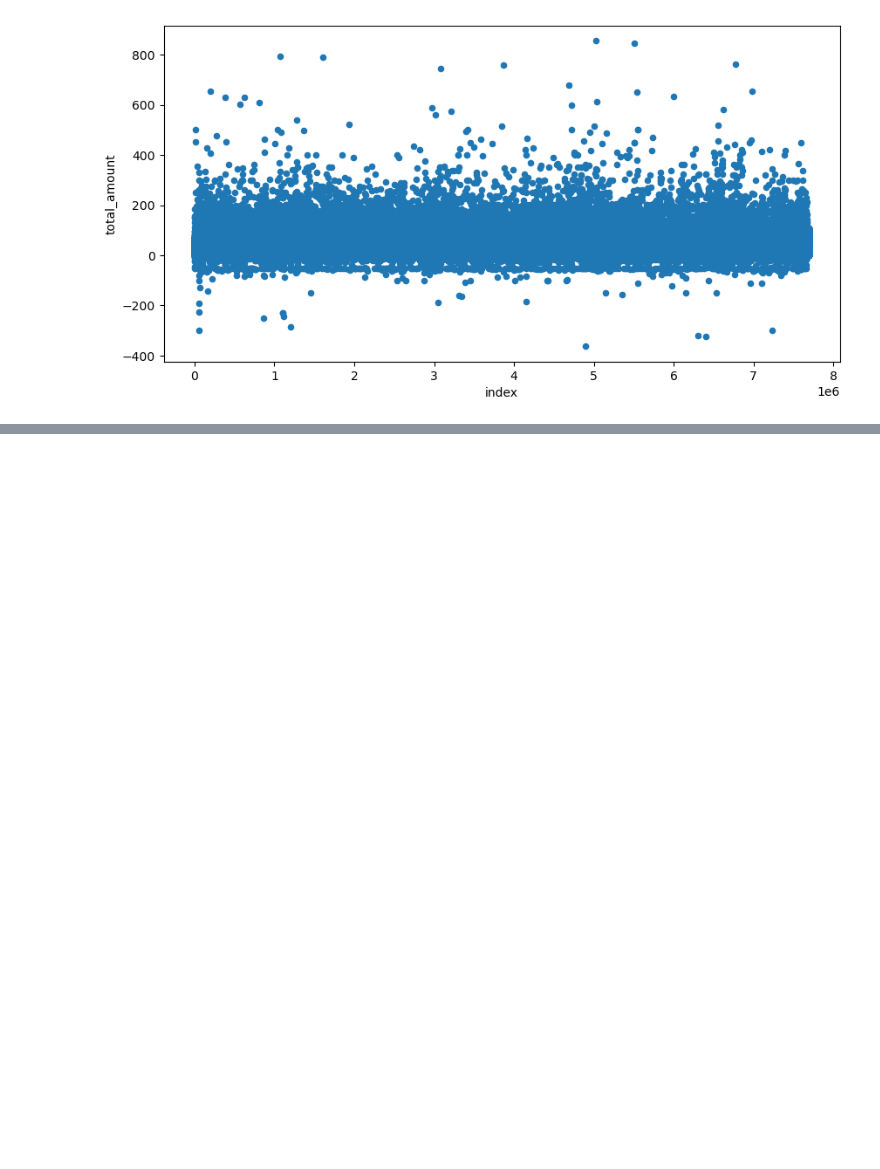
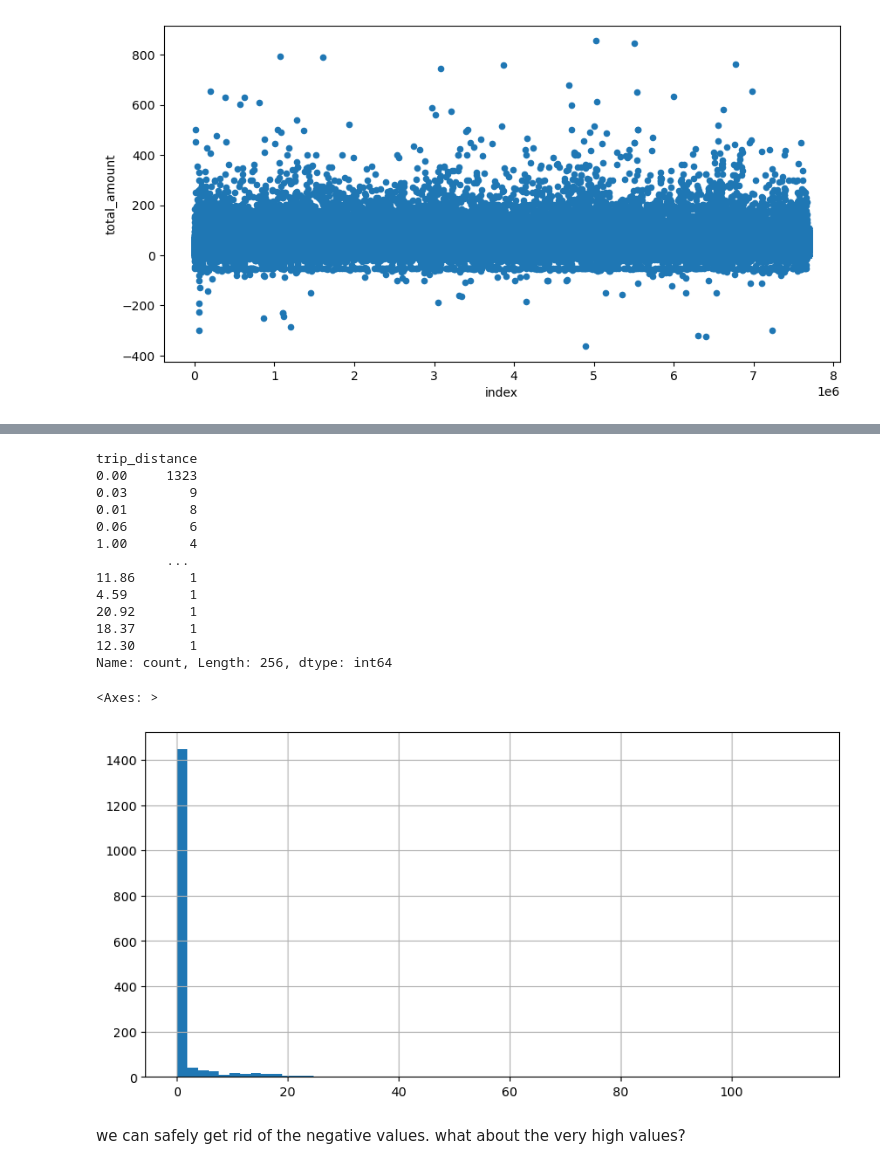
Before and after one commit to Nishant-Devi/Taxi-Analysis, a Jupyter notebook: Presentable notebook.ipynb, the cells around one changed output, grey strips where cells are left out. Drawn from its saved outputs; the diff is of its cells as text; code cells hidden in the pictures; blank space fills up the shorter version.

```diff
--- a/Presentable notebook.ipynb
+++ b/Presentable notebook.ipynb
@@ -98,0 +158,21 @@ taxi_data[taxi_data['total_amount'] < 1000].reset_index().plot(kind='scatter', y
+# %%
+print(taxi_data[taxi_data['total_amount']==0]['trip_distance'].value_counts())
+taxi_data[taxi_data['total_amount']==0]['trip_distance'].hist(bins=60, figsize=(10,5))
+# %% [output]
+trip_distance
+0.00     1323
+0.03        9
+0.01        8
+0.06        6
+1.00        4
+         ...
+11.86       1
+4.59        1
+20.92       1
+18.37       1
+12.30       1
+Name: count, Length: 256, dtype: int64
+<Axes: >
+[figure, added]
+# %% [markdown]
+we can safely get rid of the negative values. what about the very high values?
```
Also changed, not shown: parts of 11 cells of this notebook.
